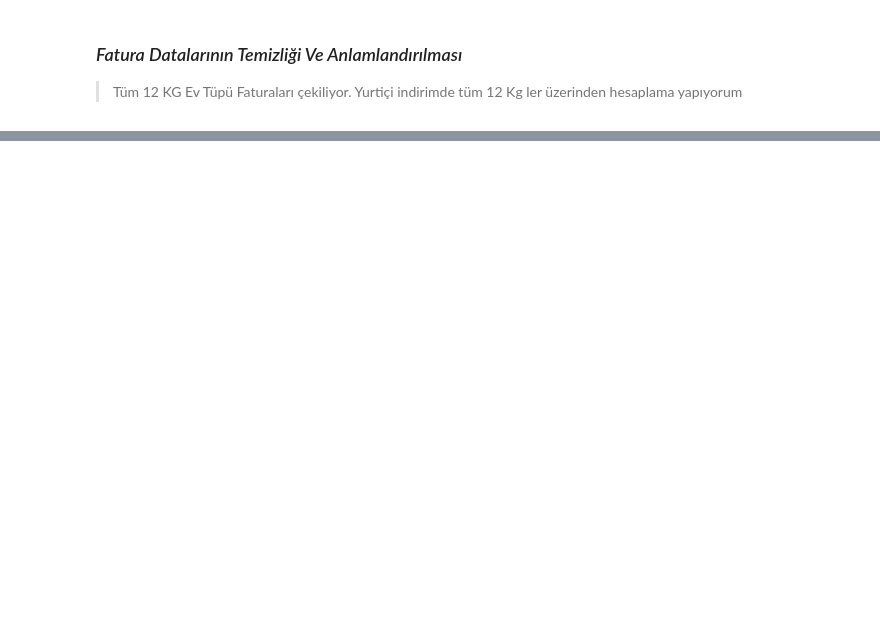
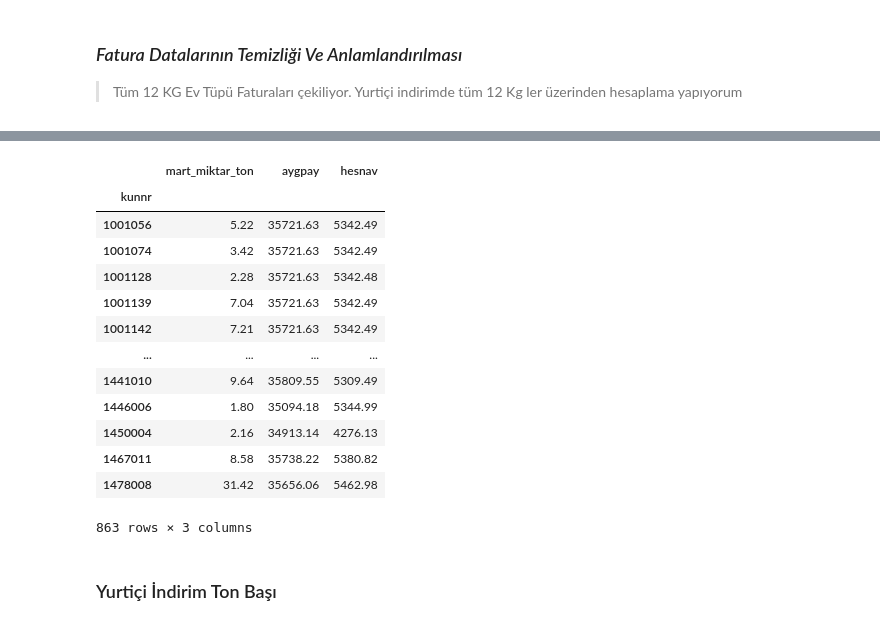
Before and after one commit to feyzacotukaygaz/price_analysis_30.04.2026, a Jupyter notebook: price_analysis_29-04-2026/profitability_analysis.ipynb, the cells around one changed output, grey strips where cells are left out. Drawn from its saved outputs; the diff is of its cells as text; code cells hidden in the pictures; blank space fills up the shorter version.

```diff
--- a/price_analysis_29-04-2026/profitability_analysis.ipynb
+++ b/price_analysis_29-04-2026/profitability_analysis.ipynb
@@ -50,0 +71,33 @@ ybd=fatura[fatura["kunnr"]=="1035682"]
+# %%
+# Her kunnr için: Mart ayı toplam miktar_ton + son tarih satırındaki aygpay ve hesnav
+mart_ton = (
+    fatura[fatura["fiilimalcıkıs"].dt.month == 3]
+    .groupby("kunnr")["miktar_ton"]
+    .sum()
+    .round(2)
+    .rename("mart_miktar_ton")
+)
+
+son_satir_per_kunnr = (
+    fatura.sort_values("fiilimalcıkıs")
+    .groupby("kunnr")
+    .last()[["aygpay", "hesnav"]]
+)
+
+fatura_ozet = mart_ton.to_frame().join(son_satir_per_kunnr, how="left")
+fatura_ozet
+# %% [output]
+|  | mart_miktar_ton | aygpay | hesnav |
+| kunnr |  |  |  |
+| 1001056 | 5.22 | 35721.63 | 5342.49 |
+| 1001074 | 3.42 | 35721.63 | 5342.49 |
+| 1001128 | 2.28 | 35721.63 | 5342.48 |
+| 1001139 | 7.04 | 35721.63 | 5342.49 |
+| 1001142 | 7.21 | 35721.63 | 5342.49 |
+| ... | ... | ... | ... |
+| 1441010 | 9.64 | 35809.55 | 5309.49 |
+| 1446006 | 1.80 | 35094.18 | 5344.99 |
+| 1450004 | 2.16 | 34913.14 | 4276.13 |
+| 1467011 | 8.58 | 35738.22 | 5380.82 |
+| 1478008 | 31.42 | 35656.06 | 5462.98 |
+863 rows × 3 columns
@@ -51,2 +106,4 @@ ybd=fatura[fatura["kunnr"]=="1035682"]
+# %% [markdown]
+### Yurtiçi İndirim Ton Başı
 # %%
 ybd_indirim = pd.read_excel("/Users/testai/Desktop/price_analytics_cylinder/price_analysis_29-04-2026/yurtici_indirim.xlsx")
```
Also changed, not shown: parts of 21 cells of this notebook, 19 other files.
